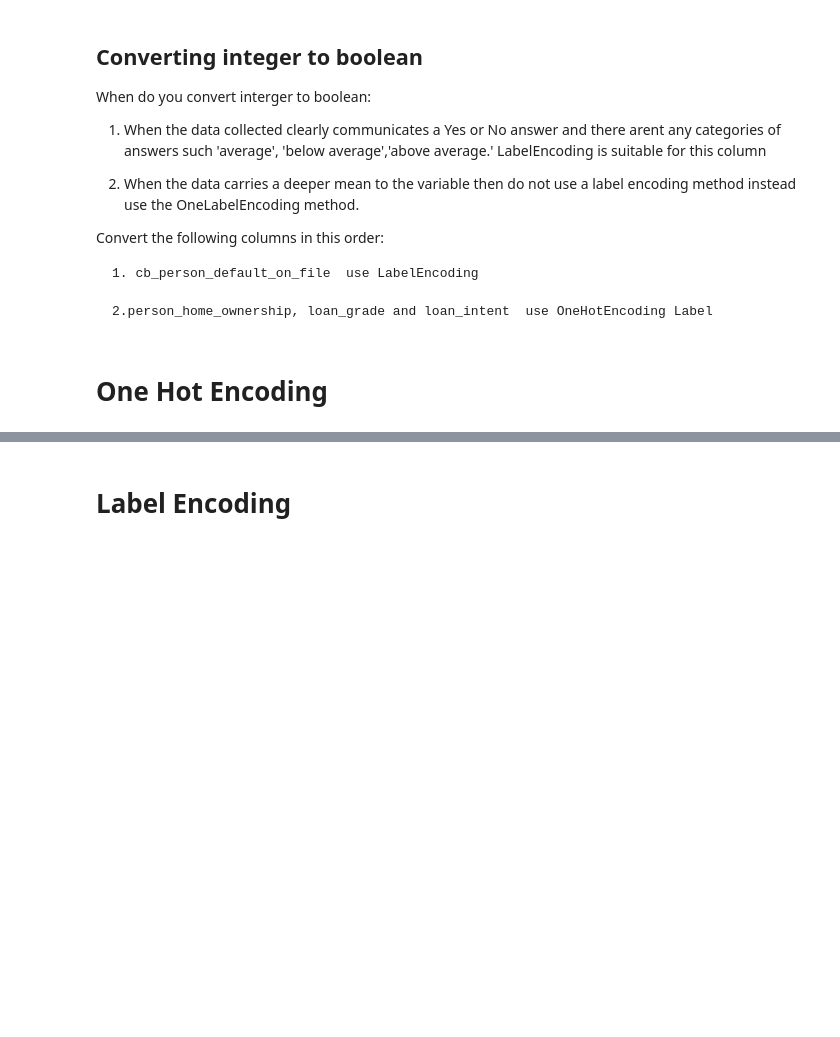
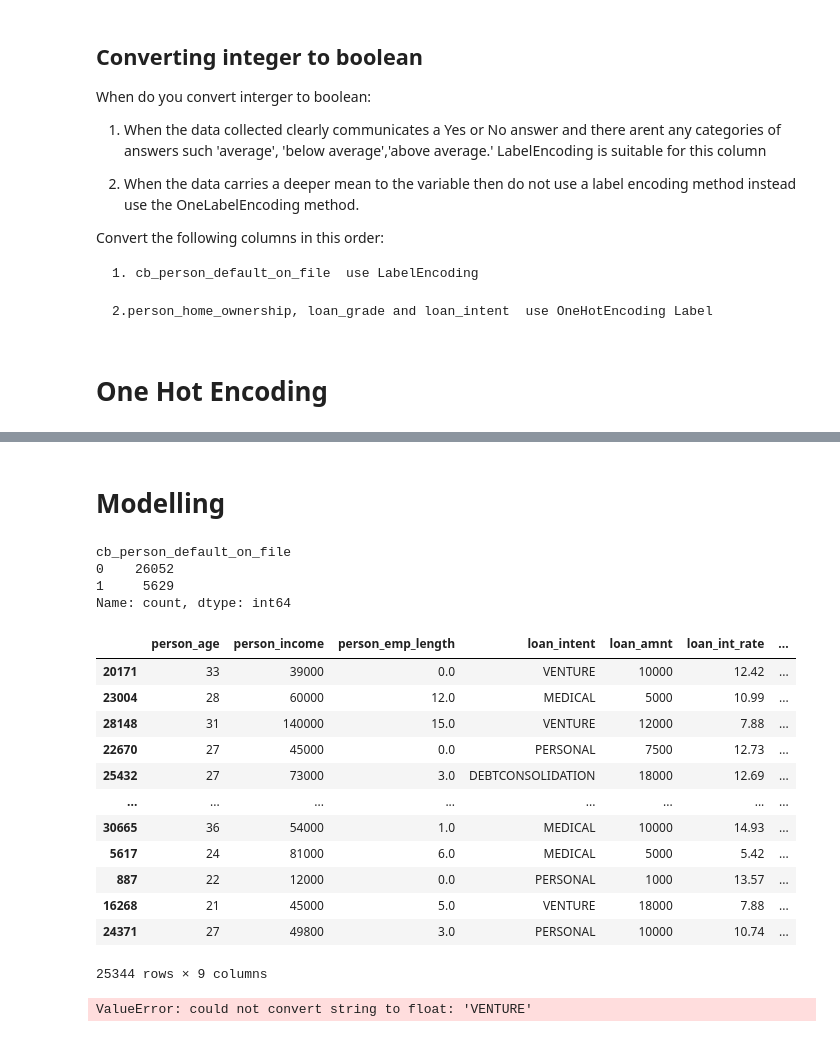
Before and after one commit to georgembugua00/credit_risk_classifier, a Jupyter notebook: notebook.ipynb, the cells around one changed output, grey strips where cells are left out. Cells and saved outputs as stored; diff of their text form; code cells hidden in the pictures; blank space fills up the shorter version.

```diff
--- a/notebook.ipynb
+++ b/notebook.ipynb
@@ -607,3 +604,11 @@ Convert the following columns in this order:
+# %%
+# Replace all instances of "Yes" with "1" in column: 'cb_person_default_on_file'
+filtered_data['cb_person_default_on_file'] = filtered_data['cb_person_default_on_file'].str.replace("Yes", "1", case=False, regex=False)
+
+filtered_data['cb_person_default_on_file'] = filtered_data['cb_person_default_on_file'].str.replace("No", "0", case=False, regex=False)
+
+# Change column type to int8 for column: 'cb_person_default_on_file'
+filtered_data = filtered_data.astype({'cb_person_default_on_file': 'int8'})
 # %%
-#filtered_data.drop(['loan_grade','person_home_ownership','loan_status'],axis=1,inplace=True)
-#filtered_data.head()
+filtered_data.drop(['loan_grade','person_home_ownership','loan_status',"Age Group"],axis=1,inplace=True)
+filtered_data.head()
@@ -610,2 +621,0 @@ Convert the following columns in this order:
-# %% [markdown]
-# Label Encoding
@@ -618,0 +622,36 @@ Convert the following columns in this order:
+# %% [markdown]
+# Modelling
+# %%
+X = filtered_data.drop("cb_person_default_on_file",axis=1)
+
+y = filtered_data['cb_person_default_on_file']
+# %%
+y.value_counts()
+# %% [output]
+cb_person_default_on_file
+0    26052
+1     5629
+Name: count, dtype: int64
+# %%
+X_train,X_test,y_train,y_test = train_test_split(X,y,test_size=0.20,random_state=42)
+# %%
+X_train
+# %% [output]
+|  | person_age | person_income | person_emp_length | loan_intent | loan_amnt | loan_int_rate | ... |
+| 20171 | 33 | 39000 | 0.0 | VENTURE | 10000 | 12.42 | ... |
+| 23004 | 28 | 60000 | 12.0 | MEDICAL | 5000 | 10.99 | ... |
+| 28148 | 31 | 140000 | 15.0 | VENTURE | 12000 | 7.88 | ... |
+| 22670 | 27 | 45000 | 0.0 | PERSONAL | 7500 | 12.73 | ... |
+| 25432 | 27 | 73000 | 3.0 | DEBTCONSOLIDATION | 18000 | 12.69 | ... |
+| ... | ... | ... | ... | ... | ... | ... | ... |
+| 30665 | 36 | 54000 | 1.0 | MEDICAL | 10000 | 14.93 | ... |
+| 5617 | 24 | 81000 | 6.0 | MEDICAL | 5000 | 5.42 | ... |
+| 887 | 22 | 12000 | 0.0 | PERSONAL | 1000 | 13.57 | ... |
+| 16268 | 21 | 45000 | 5.0 | VENTURE | 18000 | 7.88 | ... |
+| 24371 | 27 | 49800 | 3.0 | PERSONAL | 10000 | 10.74 | ... |
+25344 rows × 9 columns
+# %%
+lgr = LogisticRegression()
+lgr.fit(X_train,y_train)
+# %% [output]
+ValueError: could not convert string to float: 'VENTURE'
```
Also changed, not shown: parts of 8 cells of this notebook.
